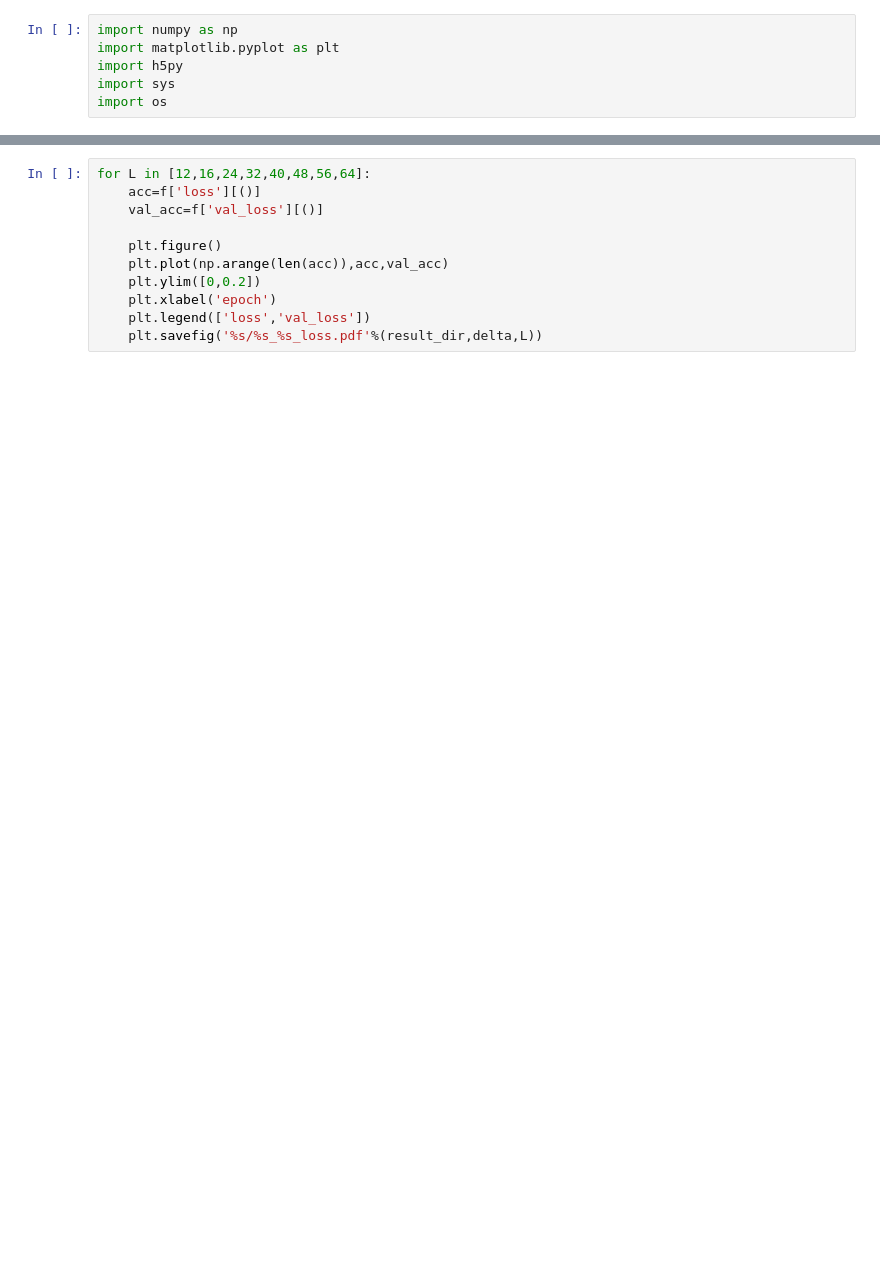
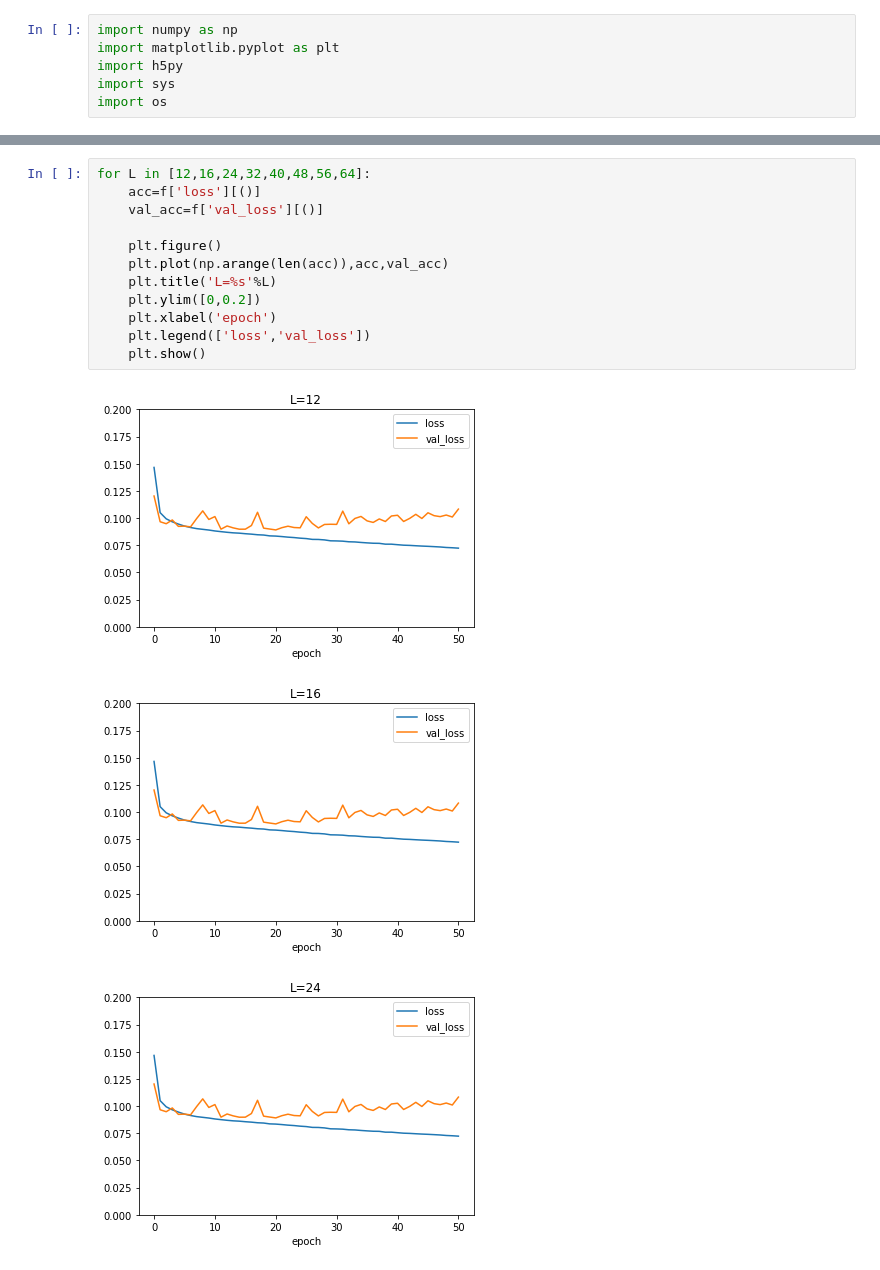
Before and after one commit to nghiahsgs/XY-model-from-machine-learning-perspective, a Jupyter notebook: codes/plot_acc_vs_epoch.ipynb, the cells around one changed output, grey strips where cells are left out. Saved outputs shown, nothing was run; the diff lists cells and outputs as text; blank space fills up the shorter version.

```diff
--- a/codes/plot_acc_vs_epoch.ipynb
+++ b/codes/plot_acc_vs_epoch.ipynb
@@ -28,11 +38,16 @@ for L in [12,16,24,32,40,48,56,64]:
 # %%
 for L in [12,16,24,32,40,48,56,64]:
     acc=f['loss'][()]
     val_acc=f['val_loss'][()]
 
     plt.figure()
     plt.plot(np.arange(len(acc)),acc,val_acc)
+    plt.title('L=%s'%L)
     plt.ylim([0,0.2])
     plt.xlabel('epoch')
     plt.legend(['loss','val_loss'])
-    plt.savefig('%s/%s_%s_loss.pdf'%(result_dir,delta,L))
+    plt.show()
+# %% [output]
+[figure, added]
+[figure, added]
+[figure, added]
```
Also changed, not shown: parts of 5 cells of this notebook.
